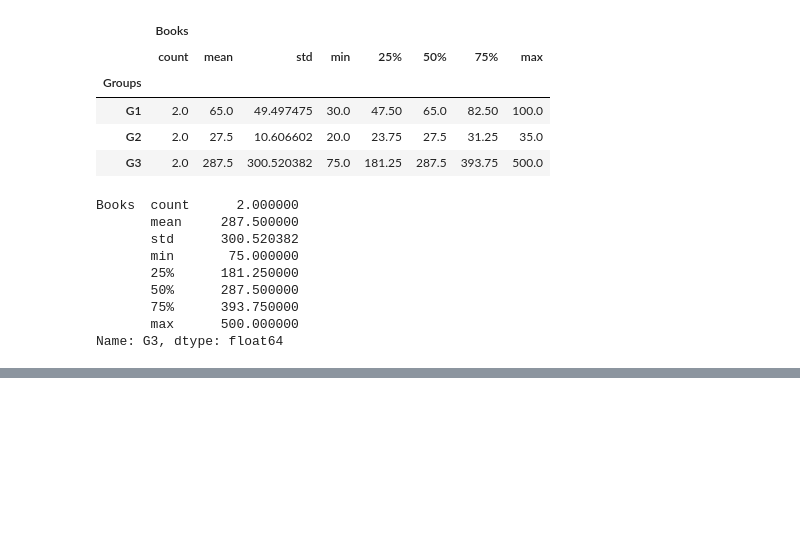
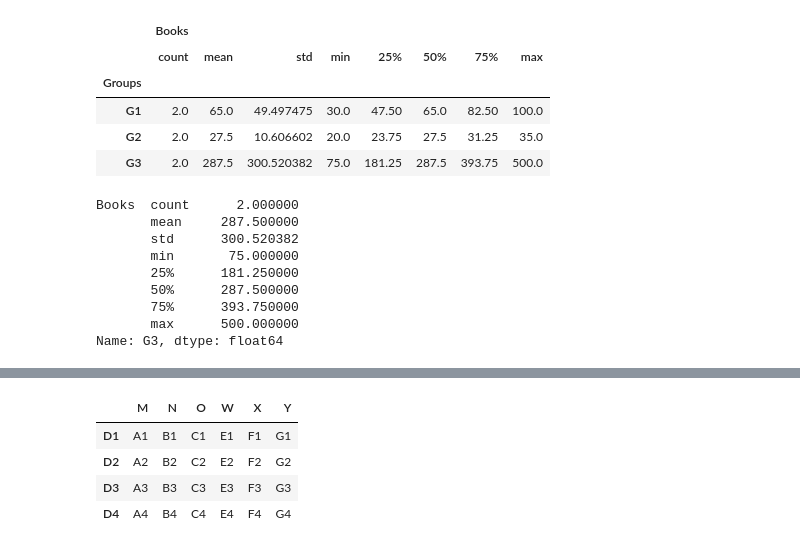
Before and after one commit to Lizaa-sm/python_to_DS, a Jupyter notebook: Python_Pandas/Python_Pandas_VI.ipynb, the cells around one changed output, grey strips where cells are left out. Saved outputs shown, nothing was run; the diff lists cells and outputs as text; code cells hidden in the pictures; blank space fills up the shorter version.

```diff
--- a/Python_Pandas/Python_Pandas_VI.ipynb
+++ b/Python_Pandas/Python_Pandas_VI.ipynb
@@ -87,0 +218,6 @@ Name: G3, dtype: float64
+# %%
+df_6 = pd.DataFrame({'M':['A1','A2','A3','A4'],
+                     'N':['B1','B2','B3','B4'],
+                     'O':['C1','C2','C3','C4']},
+                       index=['D1','D2','D3','D4'])
+df_6
@@ -87,0 +230,6 @@ Name: G3, dtype: float64
+# %%
+df_7 = pd.DataFrame({'W':['E1','E2','E3','E4'],
+                     'X':['F1','F2','F3','F4'],
+                     'Y':['G1','G2','G3','G4']},
+                     index=['D1','D2','D3','D4'])
+df_7
@@ -87,0 +242,8 @@ Name: G3, dtype: float64
+# %%
+df_6.join(df_7)
+# %% [output]
+|  | M | N | O | W | X | Y |
+| D1 | A1 | B1 | C1 | E1 | F1 | G1 |
+| D2 | A2 | B2 | C2 | E2 | F2 | G2 |
+| D3 | A3 | B3 | C3 | E3 | F3 | G3 |
+| D4 | A4 | B4 | C4 | E4 | F4 | G4 |
```
Also changed, not shown: parts of 20 cells of this notebook.
